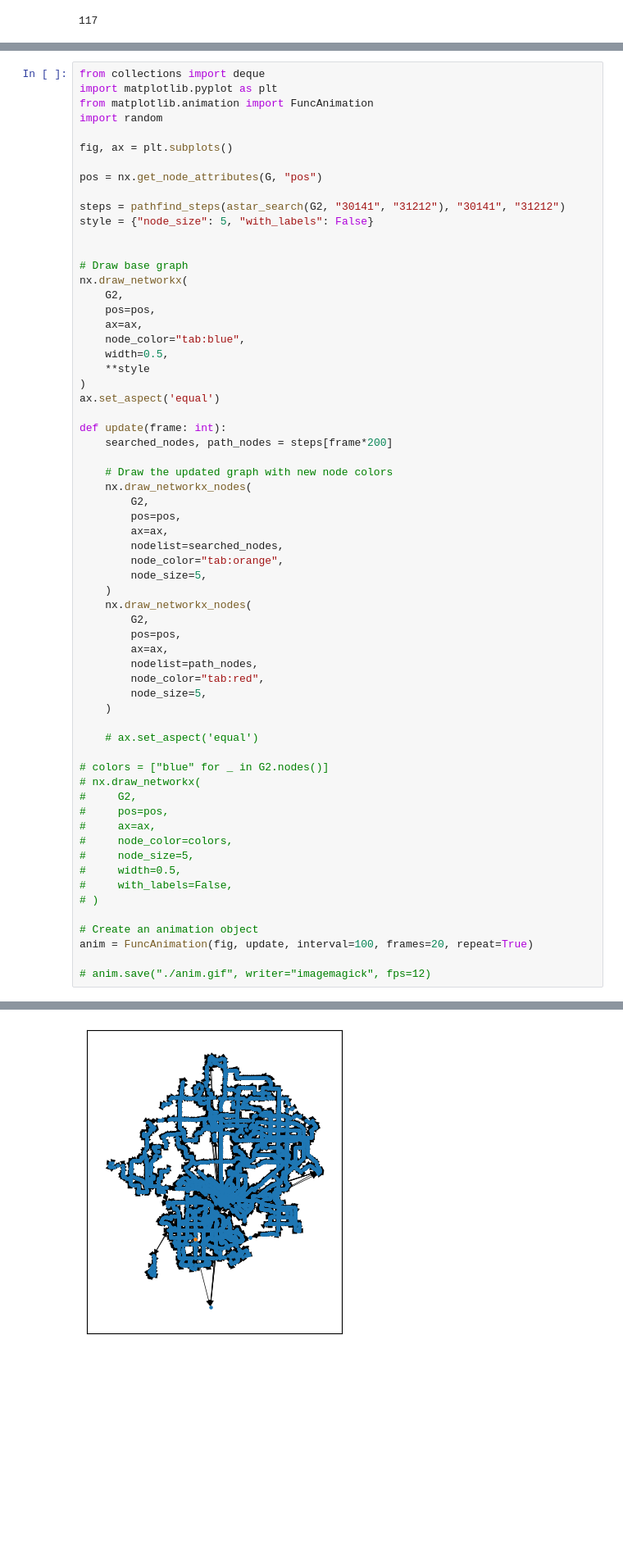
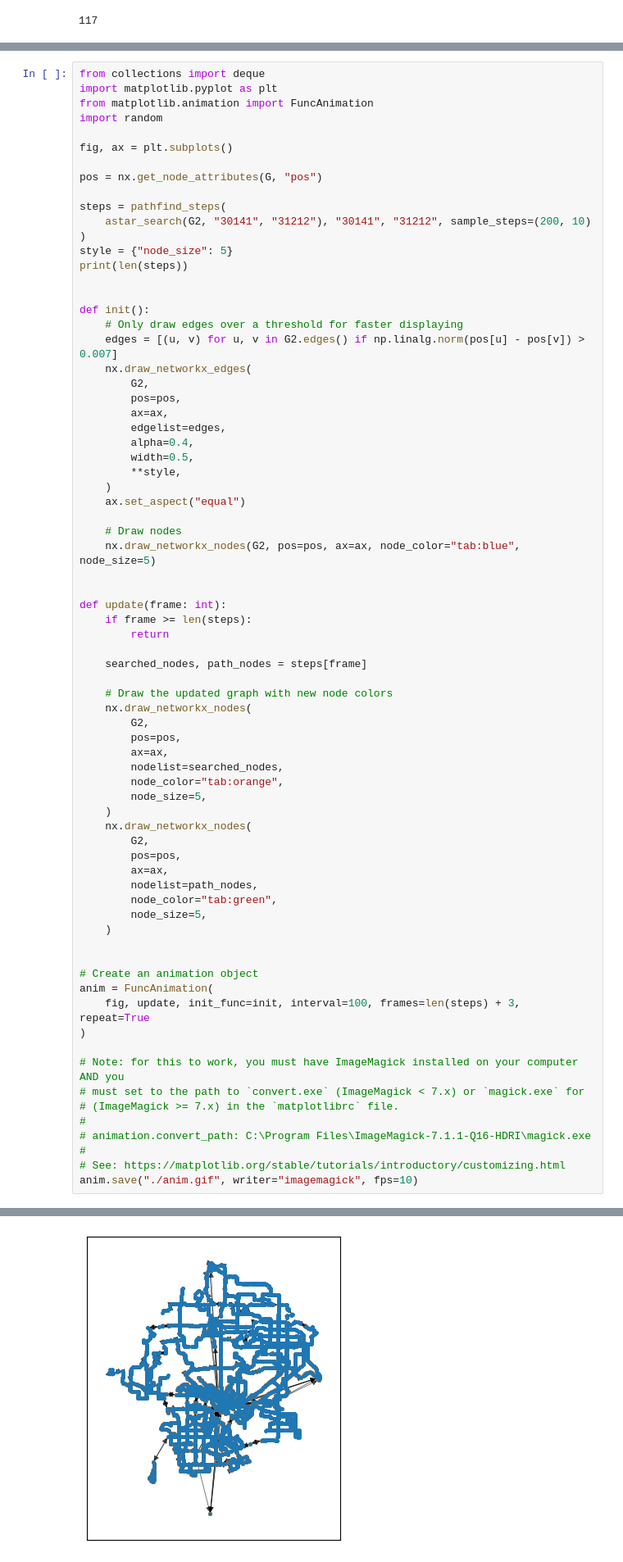
Before and after one commit to Antyos/DCNS-S23-Project, a Jupyter notebook: dart_graph.ipynb, the cells around one changed output, grey strips where cells are left out. Shown at 82% size. Drawn from its saved outputs; the diff is of its cells as text; blank space fills up the shorter version.

Commit message:
Improve pathfinding plotting

```diff
--- a/dart_graph.ipynb
+++ b/dart_graph.ipynb
@@ -113,23 +98,36 @@ fig, ax = plt.subplots()
 
 pos = nx.get_node_attributes(G, "pos")
 
-steps = pathfind_steps(astar_search(G2, "30141", "31212"), "30141", "31212")
-style = {"node_size": 5, "with_labels": False}
+steps = pathfind_steps(
+    astar_search(G2, "30141", "31212"), "30141", "31212", sample_steps=(200, 10)
+)
+style = {"node_size": 5}
+print(len(steps))
 
 
-# Draw base graph
-nx.draw_networkx(
-    G2,
-    pos=pos,
-    ax=ax,
-    node_color="tab:blue",
-    width=0.5,
-    **style
-)
-ax.set_aspect('equal')
+def init():
+    # Only draw edges over a threshold for faster displaying
+    edges = [(u, v) for u, v in G2.edges() if np.linalg.norm(pos[u] - pos[v]) > 0.007]
+    nx.draw_networkx_edges(
+        G2,
+        pos=pos,
+        ax=ax,
+        edgelist=edges,
+        alpha=0.4,
+        width=0.5,
+        **style,
+    )
+    ax.set_aspect("equal")
+
+    # Draw nodes
+    nx.draw_networkx_nodes(G2, pos=pos, ax=ax, node_color="tab:blue", node_size=5)
+
 
 def update(frame: int):
-    searched_nodes, path_nodes = steps[frame*200]
+    if frame >= len(steps):
+        return
+
+    searched_nodes, path_nodes = steps[frame]
 
     # Draw the updated graph with new node colors
     nx.draw_networkx_nodes(
@@ -145,25 +143,22 @@ def update(frame: int):
         pos=pos,
         ax=ax,
         nodelist=path_nodes,
-        node_color="tab:red",
+        node_color="tab:green",
         node_size=5,
     )
 
-    # ax.set_aspect('equal')
-
-# colors = ["blue" for _ in G2.nodes()]
-# nx.draw_networkx(
-#     G2,
-#     pos=pos,
-#     ax=ax,
-#     node_color=colors,
-#     node_size=5,
-#     width=0.5,
-#     with_labels=False,
-# )
 
 # Create an animation object
-anim = FuncAnimation(fig, update, interval=100, frames=20, repeat=True)
+anim = FuncAnimation(
+    fig, update, init_func=init, interval=100, frames=len(steps) + 3, repeat=True
+)
 
-# anim.save("./anim.gif", writer="imagemagick", fps=12)
+# Note: for this to work, you must have ImageMagick installed on your computer AND you
+# must set to the path to `convert.exe` (ImageMagick < 7.x) or `magick.exe` for
+# (ImageMagick >= 7.x) in the `matplotlibrc` file.
+#
+# animation.convert_path: C:\Program Files\ImageMagick-7.1.1-Q16-HDRI\magick.exe
+#
+# See: https://matplotlib.org/stable/tutorials/introductory/customizing.html
+anim.save("./anim.gif", writer="imagemagick", fps=10)
 # %% [output]
@@ -170 +166 @@ anim = FuncAnimation(fig, update, interval=100, frames=20, repeat=True)
-[figure, old version]
+[figure, new version]
```
Also changed, not shown: parts of 5 cells of this notebook, 1 other file.
